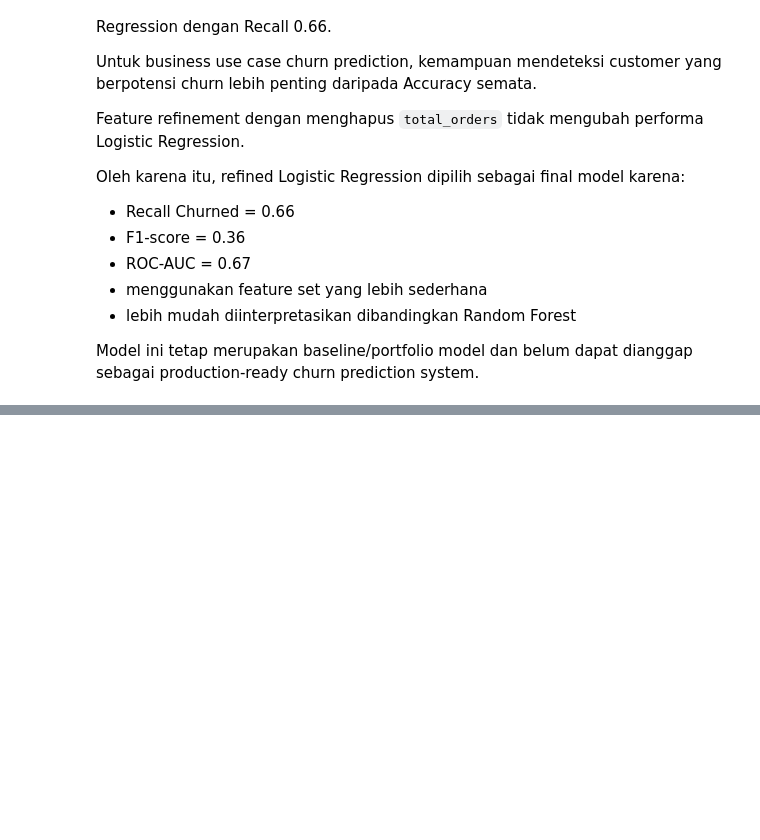
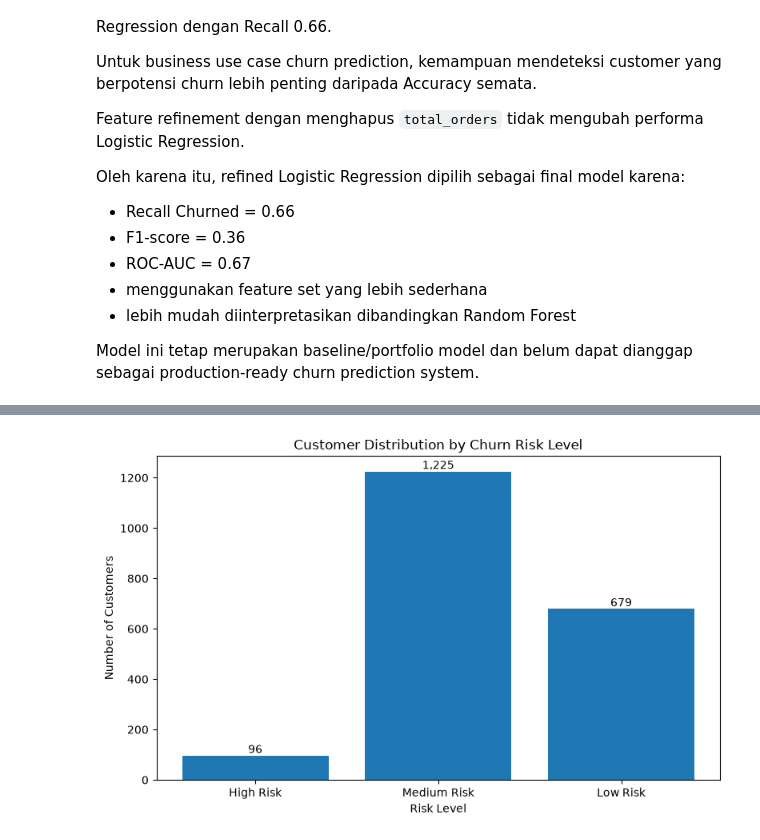
Before and after one commit to DzuNa76/ai-business-intelligence, a Jupyter notebook: notebooks/06_churn_prediction.ipynb, the cells around one changed output, grey strips where cells are left out. Drawn from its saved outputs; the diff is of its cells as text; code cells hidden in the pictures; blank space fills up the shorter version.

```diff
--- a/notebooks/06_churn_prediction.ipynb
+++ b/notebooks/06_churn_prediction.ipynb
@@ -1527,0 +1727,22 @@ dianggap sebagai production-ready churn prediction system.
+# %%
+# Count customers by risk level
+risk_distribution = (
+    churn_risk["risk_level"]
+    .value_counts()
+    .reindex(["High Risk", "Medium Risk", "Low Risk"])
+    .fillna(0)
+    .astype(int)
+)
+
+risk_summary = pd.DataFrame({
+    "risk_level": risk_distribution.index,
+    "customer_count": risk_distribution.values
+})
+
+risk_summary["percentage"] = (
+    risk_summary["customer_count"]
+    / len(churn_risk)
+    * 100
+)
+
+display(risk_summary)
@@ -1527,0 +1762,25 @@ dianggap sebagai production-ready churn prediction system.
+# %%
+plt.figure(figsize=(8, 5))
+
+plt.bar(
+    risk_summary["risk_level"],
+    risk_summary["customer_count"]
+)
+
+plt.title("Customer Distribution by Churn Risk Level")
+plt.xlabel("Risk Level")
+plt.ylabel("Number of Customers")
+
+for i, value in enumerate(risk_summary["customer_count"]):
+    plt.text(
+        i,
+        value,
+        f"{value:,}",
+        ha="center",
+        va="bottom"
+    )
+
+plt.tight_layout()
+plt.show()
+# %% [output]
+[figure, added]
```
Also changed, not shown: parts of 17 cells of this notebook.
